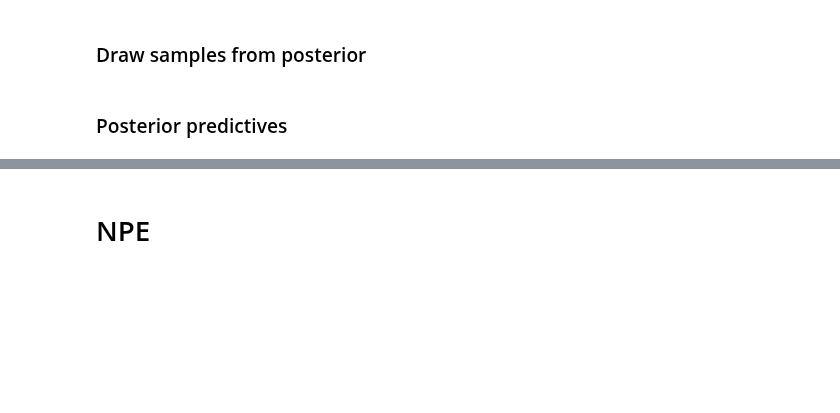
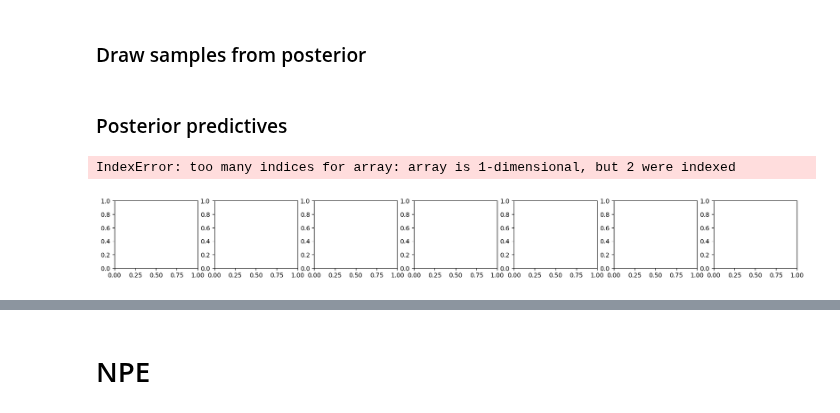
Before and after one commit to mackelab/neuralgbi, a Jupyter notebook: gbi/hh/build_figure.ipynb, the cells around one changed output, grey strips where cells are left out. Drawn from its saved outputs; the diff is of its cells as text; code cells hidden in the pictures; blank space fills up the shorter version.

```diff
--- a/gbi/hh/build_figure.ipynb
+++ b/gbi/hh/build_figure.ipynb
@@ -215,20 +224,38 @@ with open("samples_gbi_beta250.pkl", "rb") as handle:
 # %% [markdown]
 ### Posterior predictives
 # %%
-all_predictives_gbi250 = []
+all_predictive_stats_gbi250 = []
+all_predictive_traces_gbi250 = []
 for posterior_samples in samples_gbi_beta250:
-    r = [sim.gen_single(theta.numpy(), seed=0) for theta in posterior_samples]
-    all_predictives_gbi250.append(r)
+    r = [sim.gen_single(theta.numpy(), seed=0) for theta in posterior_samples[:100]]
+    stats_ = stats.calc(r)
+    all_predictive_stats_gbi250.append(torch.as_tensor(stats_, dtype=torch.float32))
+    all_predictive_traces_gbi250.append(r)
 
-all_predictives_gbi50 = []
+all_predictive_stats_gbi50 = []
+all_predictive_traces_gbi50 = []
 for posterior_samples in samples_gbi_beta50:
-    r = [sim.gen_single(theta.numpy(), seed=0) for theta in posterior_samples]
-    all_predictives_gbi50.append(r)
+    r = [sim.gen_single(theta.numpy(), seed=0) for theta in posterior_samples[:100]]
+    stats_ = stats.calc(r)
+    all_predictive_stats_gbi50.append(torch.as_tensor(stats_, dtype=torch.float32))
+    all_predictive_traces_gbi50.append(r)
 
-all_predictives_gbi10 = []
+all_predictive_stats_gbi10 = []
+all_predictive_traces_gbi10 = []
 for posterior_samples in samples_gbi_beta10:
-    r = [sim.gen_single(theta.numpy(), seed=0) for theta in posterior_samples]
-    all_predictives_gbi10.append(r)
+    r = [sim.gen_single(theta.numpy(), seed=0) for theta in posterior_samples[:100]]
+    stats_ = stats.calc(r)
+    all_predictive_stats_gbi10.append(torch.as_tensor(stats_, dtype=torch.float32))
+    all_predictive_traces_gbi10.append(r)
+# %%
+fig, ax = plt.subplots(1, 7, figsize=(20, 2))
+for i in range(7):
+    _ = ax[i].hist(x[:, i].numpy(), bins=30, density=True)
+    _ = ax[i].hist(all_predictive_stats_gbi250[0].numpy()[:, i], bins=30, density=True)
+    _ = ax[i].axvline(obs_stats_ls[0][0, i], c="r")
+# %% [output]
+IndexError: too many indices for array: array is 1-dimensional, but 2 were indexed
+[figure, added]
 # %%
 gbi250_av_dists = []
 for predictives, xo in zip(all_predictives_gbi250, obs_stats_ls):
```
Also changed, not shown: parts of 30 cells of this notebook, 4 other files.
